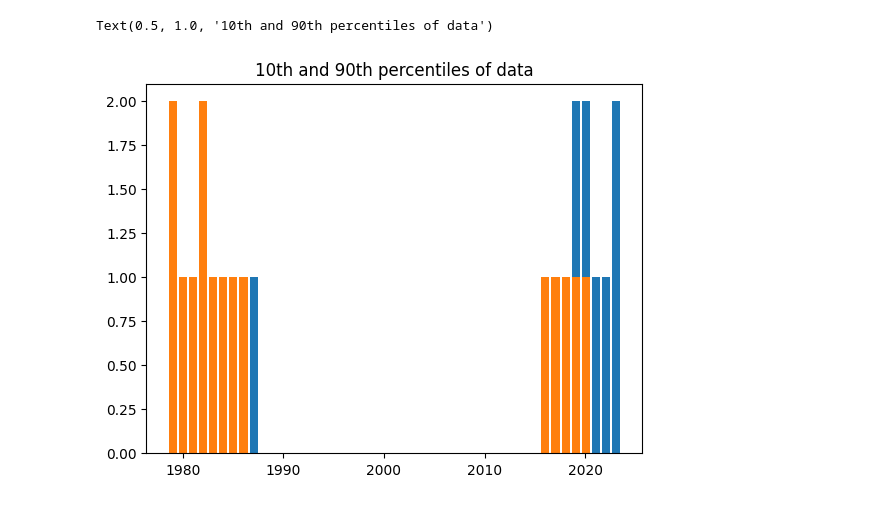
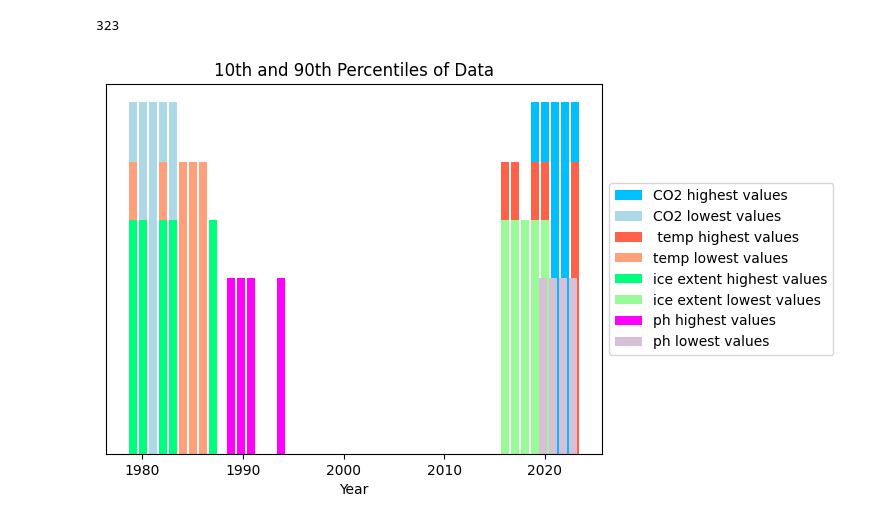
Before and after one commit to alexisj2020/Project, a Jupyter notebook: Extreme_Values.ipynb, the cells around one changed output. Cells and saved outputs as stored; diff of their text form; code cells hidden in the pictures.

Commit message:
Calculating the rest of the quantiles

```diff
--- a/Extreme_Values.ipynb
+++ b/Extreme_Values.ipynb
@@ -119,6 +113,13 @@ plt.legend()
 # %%
 #can also load the data as a pandas dataframe to calculate quantiles
 dict = {'Time': times_y, 'CO2': co2s_y, 'Temp': temps_y, 'IceExt': sea_ice_exts_y}
-
 df = pd.DataFrame(dict)
 df2=df.set_index('Time')
+
+dict_m = {'Time': times, 'CO2': co2s, 'Temp': temps, 'IceExt': sea_ice_exts, 'pH': phs}
+dfm = pd.DataFrame(dict_m)
+dfm2=dfm.set_index('Time')
+
+dict_ph_3 = {'Time': year, 'pH': ph_y}
+dfph_y = pd.DataFrame(dict_ph_3)
+dfph_y2 = dfph_y.set_index('Time')
@@ -150,6 +142,12 @@ Text(0.5, 1.0, 'Sum of Extreme Values for CO2, Temperature, Sea Ice Extent, and
 # %%
 dat10 = df2.quantile(.10)
 dat90 = df2.quantile(.90)
+
+datph10 = dfph_y2.quantile(.10)
+datph90 = dfph_y2.quantile(.90)
 # %%
 l_dat = df2 < dat10
 h_dat = df2 > dat90
+
+l_dat_ph = dfph_y2 < datph10
+h_dat_ph = dfph_y2 > datph90
@@ -161,9 +178,26 @@ h_dat_t=h_dat.sum(axis=1)
 h_dat_t_5=h_dat_t.groupby(h_dat_t.index // 5).sum()
 
 times_y_5=['1979-1984','1984-1989','1989-1994','1994-1999','19992004','2004-2009','2009-2014','2014-2019','2019-2024','2024']
-plt.bar(times_y,h_dat_t)
-plt.bar(times_y,l_dat_t)
-plt.title("10th and 90th percentiles of data")
-# %% [output]
-Text(0.5, 1.0, '10th and 90th percentiles of data')
-[figure, removed]
+# %%
+len(l_dat_ph)
+# %% [output]
+323
+# %%
+plt.bar(times_y,2*h_dat['CO2'],color='deepskyblue',label='CO2 highest values')
+plt.bar(times_y,2*l_dat['CO2'],color='lightblue',label='CO2 lowest values')
+plt.bar(times_y,1.66*h_dat['Temp'],color='tomato',label=' temp highest values')
+plt.bar(times_y,1.66*l_dat['Temp'],color='lightsalmon',label='temp lowest values')
+plt.bar(times_y,1.33*h_dat['IceExt'],color='springgreen',label='ice extent highest values')
+plt.bar(times_y,1.33*l_dat['IceExt'],color='palegreen',label='ice extent lowest values')
+plt.bar(year,h_dat_ph['pH'],color='magenta',label='ph highest values')
+plt.bar(year,l_dat_ph['pH'],color='thistle',label='ph lowest values')
+
+ax = plt.gca()
+#hide x-axis
+ax.get_yaxis().set_visible(False)
+plt.xlabel('Year')
+plt.title("10th and 90th Percentiles of Data")
+plt.legend(loc='center left', bbox_to_anchor=(1, 0.5))
+plt.savefig('images/quantiles.pdf', dpi=300, bbox_inches='tight')
+# %% [output]
+[figure, added]
```
Also changed, not shown: parts of 7 cells of this notebook.
